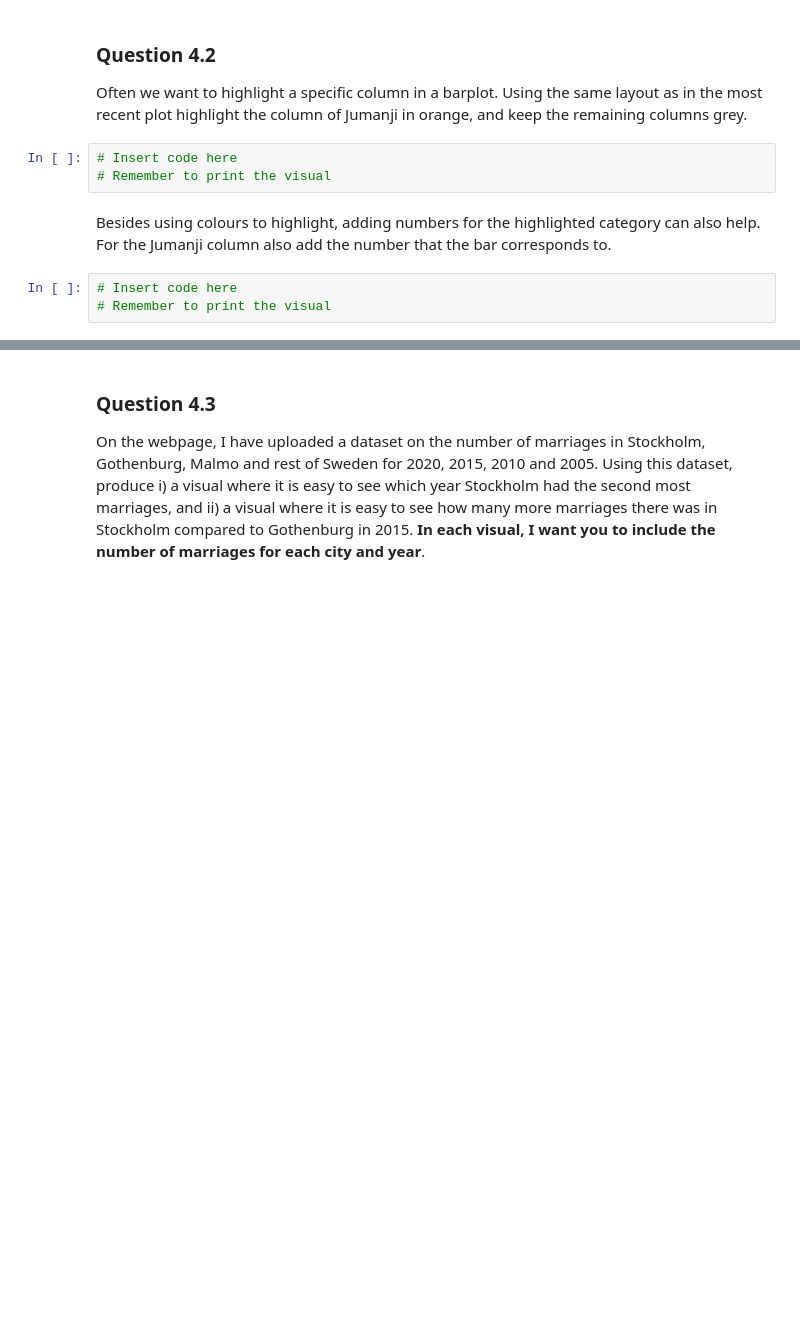
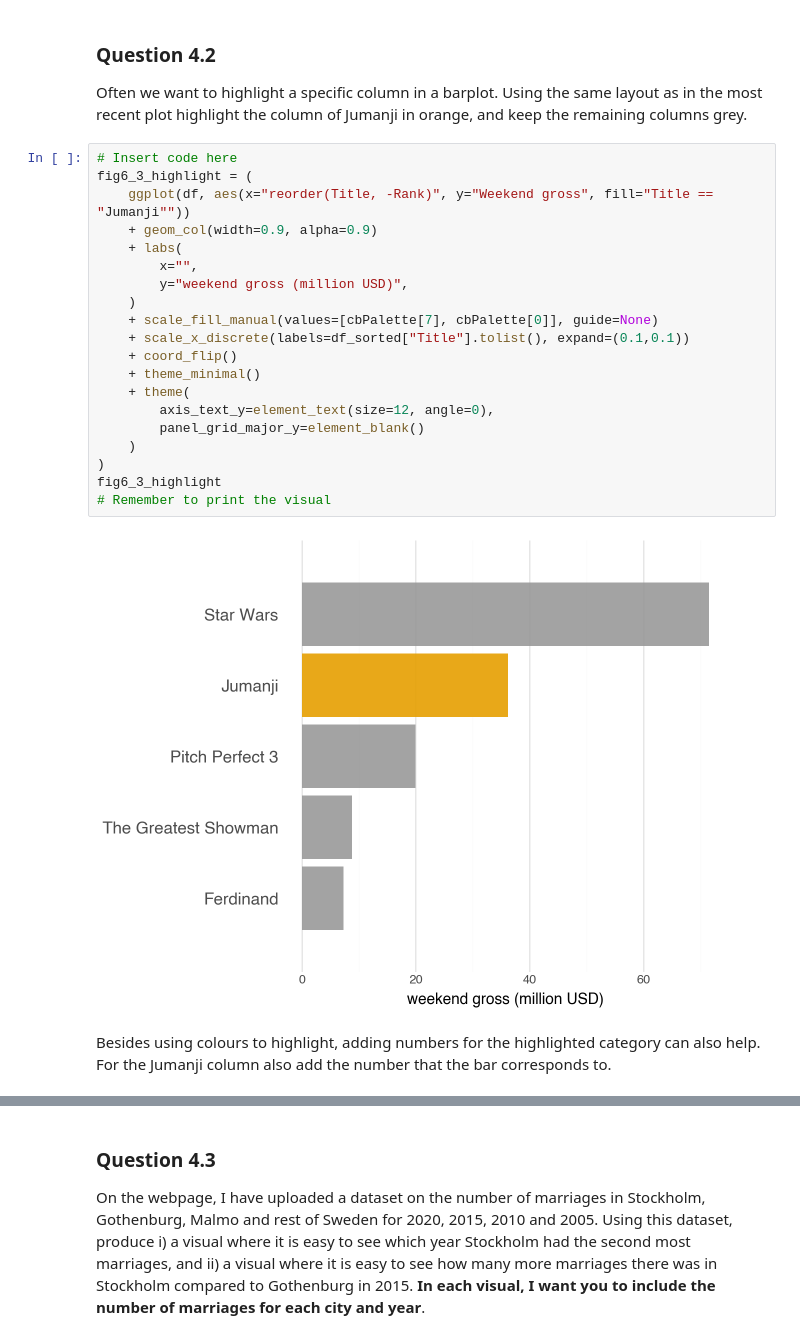
Before and after one commit to Salabud/MVE080-grp10, a Jupyter notebook: Homework1_2025.ipynb, the cells around one changed output, grey strips where cells are left out. Drawn from its saved outputs; the diff is of its cells as text; blank space fills up the shorter version.

```diff
--- a/Homework1_2025.ipynb
+++ b/Homework1_2025.ipynb
@@ -408,11 +452,27 @@ Barplots are the workhorse for plotting amounts. Create a dataframe with the val
 ### Question 4.2
 
 Often we want to highlight a specific column in a barplot. Using the same layout as in the most recent plot highlight the column of Jumanji in orange, and keep the remaining columns grey.
-# %%
-# Insert code here
-# Remember to print the visual
+# %%
+# Insert code here
+fig6_3_highlight = (
+    ggplot(df, aes(x="reorder(Title, -Rank)", y="Weekend gross", fill="Title == "Jumanji""))
+    + geom_col(width=0.9, alpha=0.9)
+    + labs(
+        x="",
+        y="weekend gross (million USD)",
+    )
+    + scale_fill_manual(values=[cbPalette[7], cbPalette[0]], guide=None)
+    + scale_x_discrete(labels=df_sorted["Title"].tolist(), expand=(0.1,0.1))
+    + coord_flip()
+    + theme_minimal()
+    + theme(
+        axis_text_y=element_text(size=12, angle=0),
+        panel_grid_major_y=element_blank()
+    )
+)
+fig6_3_highlight
+# Remember to print the visual
+# %% [output]
+[figure, added]
 # %% [markdown]
 Besides using colours to highlight, adding numbers for the highlighted category can also help. For the Jumanji column also add the number that the bar corresponds to.
-# %%
-# Insert code here
-# Remember to print the visual
```
Also changed, not shown: parts of 16 cells of this notebook.
